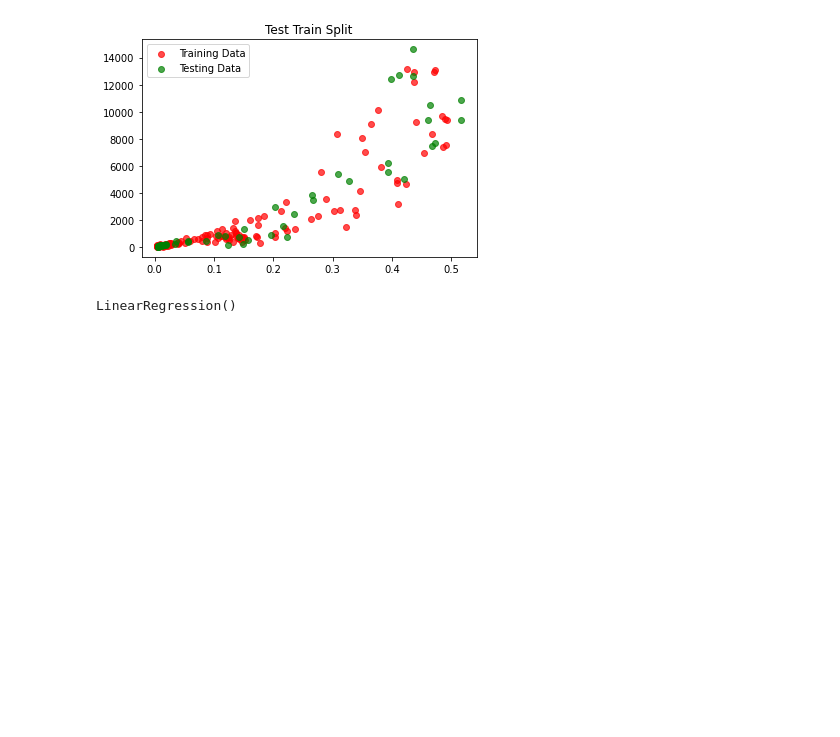
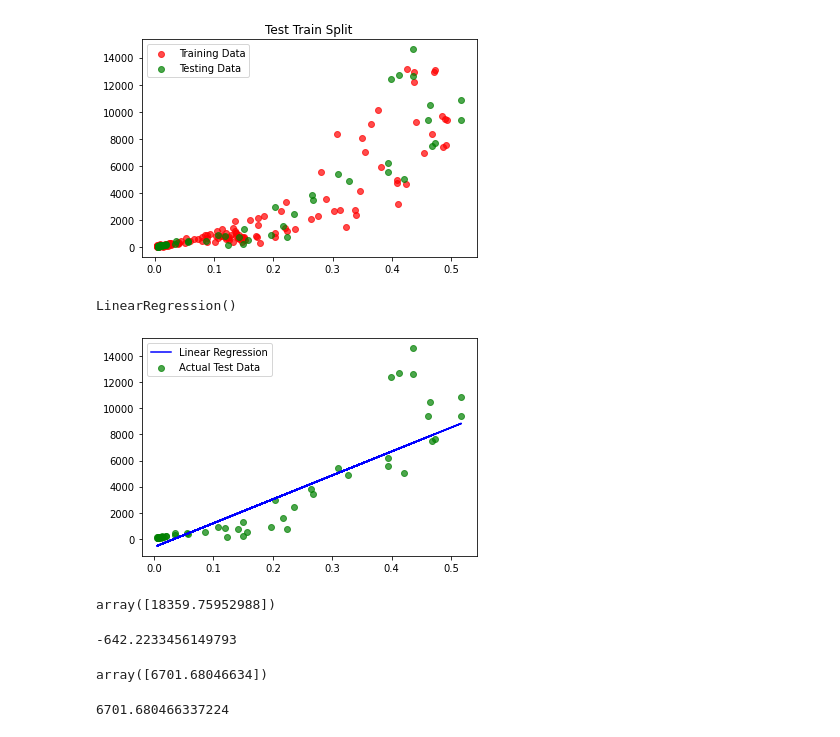
Before and after one commit to aasina/carpredict, a Jupyter notebook: covidJKTdatapredict.ipynb, the cells around one changed output. Cells and saved outputs as stored; diff of their text form; code cells hidden in the pictures; blank space fills up the shorter version.

```diff
--- a/covidJKTdatapredict.ipynb
+++ b/covidJKTdatapredict.ipynb
@@ -53,3 +53,40 @@ LR = LinearRegression()
 LR.fit(X_train.values.reshape(-1,1), y_train.values)
 # %% [output]
 LinearRegression()
+# %%
+# Use model to predict on test data
+prediction = LR.predict(X_test.values.reshape(-1,1))
+
+# Plot prediction line against actual test data
+plt.plot(X_test, prediction, label='Linear Regression', color='b')
+plt.scatter(X_test, y_test, label='Actual Test Data', color='g', alpha=0.7)
+plt.legend()
+plt.show()
+# %% [output]
+[figure, added]
+# %%
+lrcoef = LR.coef_
+
+lrcoef
+# %% [output]
+array([18359.75952988])
+# %%
+lrint = LR.intercept_
+
+lrint
+# %% [output]
+-642.2233456149793
+# %%
+#daily_positive_predict = LR.intercept_ + LR.coef_*(daily_postrate)
+
+daily_postrate = 0.4
+
+daily_positive_predict = lrint + lrcoef*daily_postrate
+
+daily_positive_predict
+# %% [output]
+array([6701.68046634])
+# %%
+LR.predict(np.array([[0.4]]))[0]
+# %% [output]
+6701.680466337224
```
